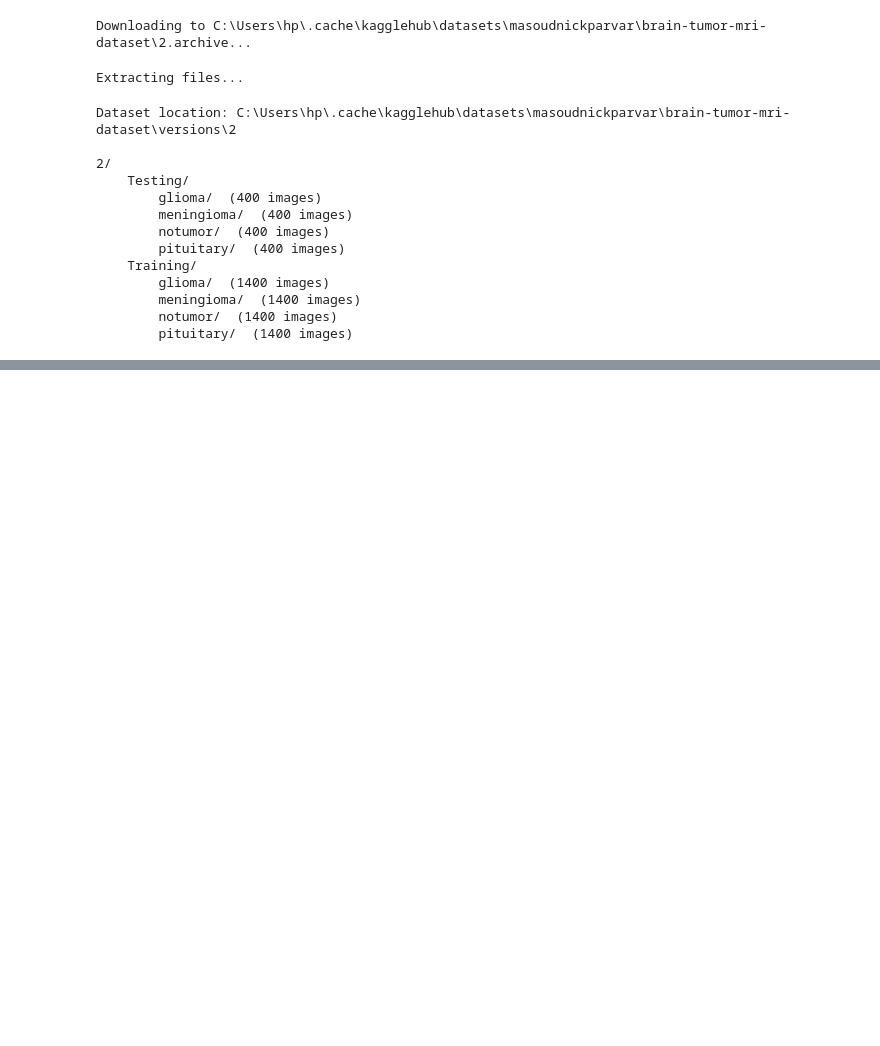
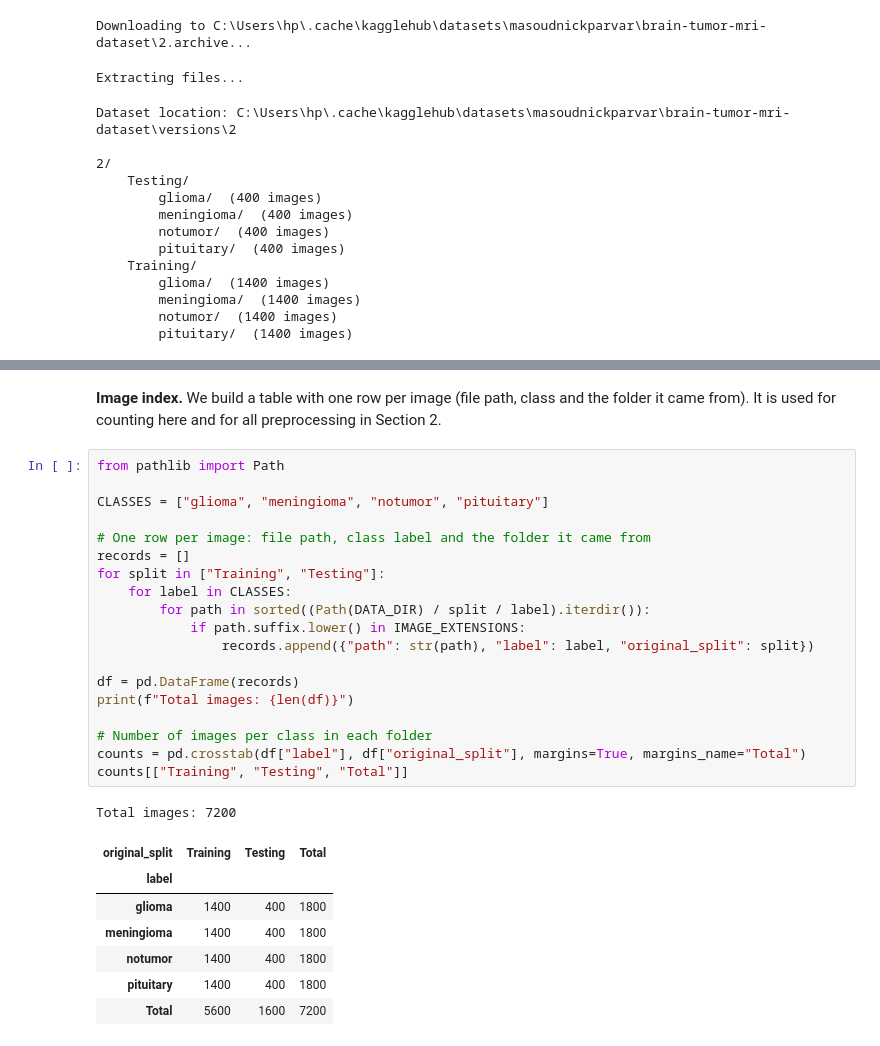
Before and after one commit to karam294/brain-tumor-mri-classification, a Jupyter notebook: notebooks/main.ipynb, the cells around one changed output, grey strips where cells are left out. Saved outputs shown, nothing was run; the diff lists cells and outputs as text; blank space fills up the shorter version.

Commit message:
Add Section 1: dataset description

```diff
--- a/notebooks/main.ipynb
+++ b/notebooks/main.ipynb
@@ -115,0 +140,30 @@ Dataset location: C:\Users\hp\.cache\kagglehub\datasets\masoudnickparvar\brain-t
+# %% [markdown]
+**Image index.** We build a table with one row per image (file path, class and the folder it came from). It is used for counting here and for all preprocessing in Section 2.
+# %%
+from pathlib import Path
+
+CLASSES = ["glioma", "meningioma", "notumor", "pituitary"]
+
+# One row per image: file path, class label and the folder it came from
+records = []
+for split in ["Training", "Testing"]:
+    for label in CLASSES:
+        for path in sorted((Path(DATA_DIR) / split / label).iterdir()):
+            if path.suffix.lower() in IMAGE_EXTENSIONS:
+                records.append({"path": str(path), "label": label, "original_split": split})
+
+df = pd.DataFrame(records)
+print(f"Total images: {len(df)}")
+
+# Number of images per class in each folder
+counts = pd.crosstab(df["label"], df["original_split"], margins=True, margins_name="Total")
+counts[["Training", "Testing", "Total"]]
+# %% [output]
+Total images: 7200
+| original_split | Training | Testing | Total |
+| label |  |  |  |
+| glioma | 1400 | 400 | 1800 |
+| meningioma | 1400 | 400 | 1800 |
+| notumor | 1400 | 400 | 1800 |
+| pituitary | 1400 | 400 | 1800 |
+| Total | 5600 | 1600 | 7200 |
```
Also changed, not shown: parts of 4 cells of this notebook.
